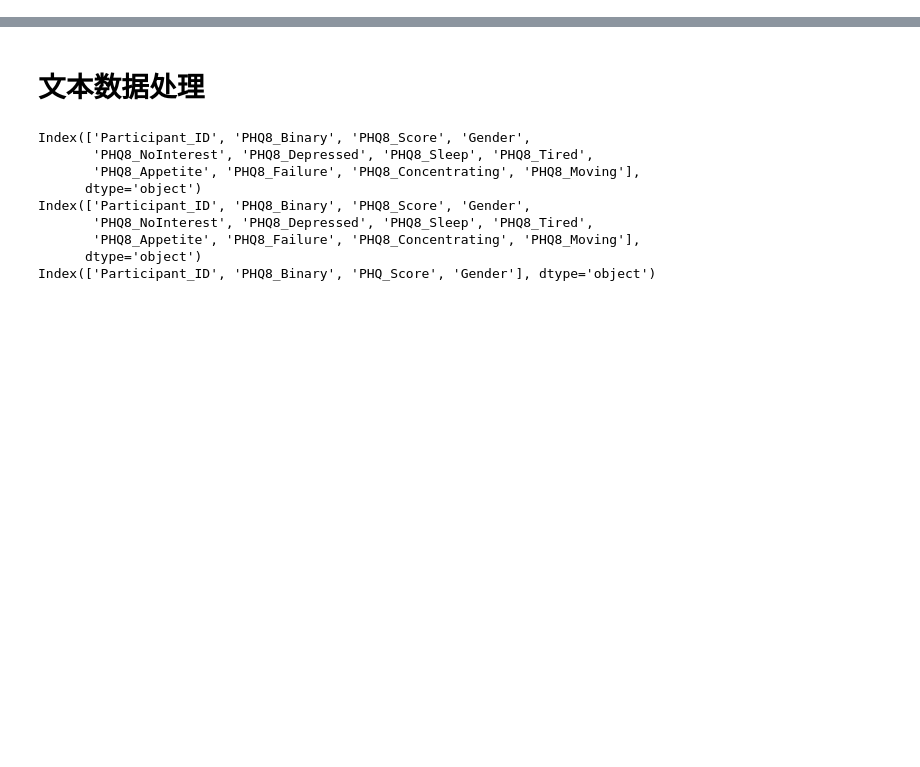
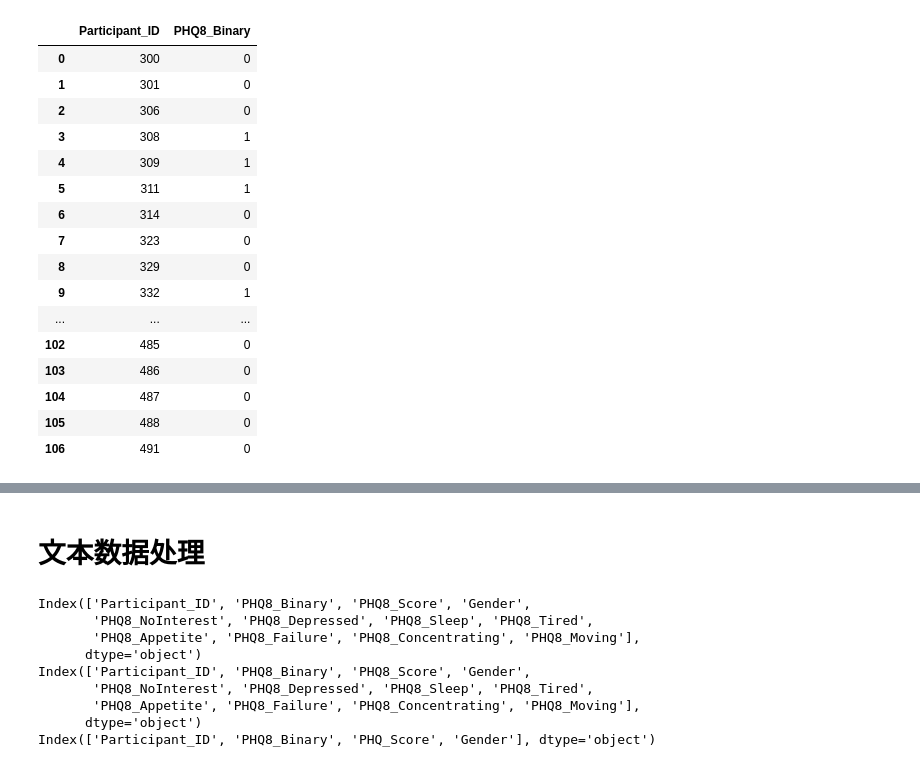
Before and after one commit to FengBotao119/Graduation-Project, a Jupyter notebook: Preprocessing.ipynb, the cells around one changed output, grey strips where cells are left out. Cells and saved outputs as stored; diff of their text form; code cells hidden in the pictures; blank space fills up the shorter version.

```diff
--- a/Preprocessing.ipynb
+++ b/Preprocessing.ipynb
@@ -36,0 +66,21 @@ data[data.speaker=='Ellie'].iloc[:,1:]
+# %%
+people = pd.concat([test[['Participant_ID','PHQ8_Binary']],valid[['Participant_ID','PHQ8_Binary']],train[['Participant_ID','PHQ8_Binary']]])
+people
+# %% [output]
+|  | Participant_ID | PHQ8_Binary |
+| 0 | 300 | 0 |
+| 1 | 301 | 0 |
+| 2 | 306 | 0 |
+| 3 | 308 | 1 |
+| 4 | 309 | 1 |
+| 5 | 311 | 1 |
+| 6 | 314 | 0 |
+| 7 | 323 | 0 |
+| 8 | 329 | 0 |
+| 9 | 332 | 1 |
+| ... | ... | ... |
+| 102 | 485 | 0 |
+| 103 | 486 | 0 |
+| 104 | 487 | 0 |
+| 105 | 488 | 0 |
+| 106 | 491 | 0 |
```
Also changed, not shown: parts of 9 cells of this notebook, 1 other file.
